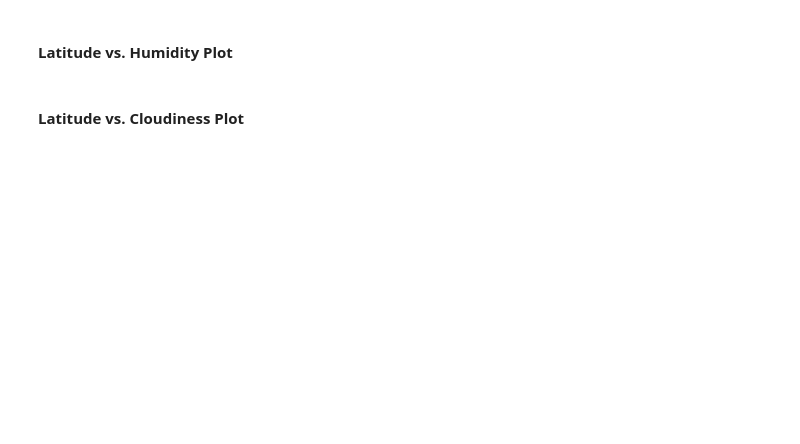
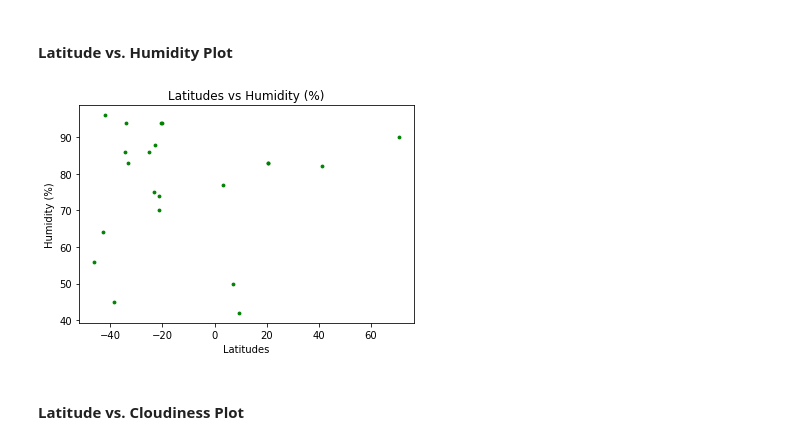
Before and after one commit to CassieCcL/WeatherAPI, a Jupyter notebook: WeatherPy.ipynb, the cells around one changed output. Saved outputs shown, nothing was run; the diff lists cells and outputs as text; code cells hidden in the pictures; blank space fills up the shorter version.

```diff
--- a/WeatherPy.ipynb
+++ b/WeatherPy.ipynb
@@ -105,4 +175,13 @@ cityweather_df=pd.DataFrame({
 # %% [markdown]
 #### Latitude vs. Humidity Plot
+# %%
+plt.scatter(cityweather2_df["Latitudes"], cityweather2_df["Humidity"], s=8, facecolor="green")
+plt.xlabel("Latitudes")
+plt.ylabel("Humidity (%)")
+plt.title("Latitudes vs Humidity (%)")
+plt.savefig("Latitude and Humidity.png")
+plt.show()
+# %% [output]
+[figure, added]
 # %% [markdown]
 #### Latitude vs. Cloudiness Plot
```
Also changed, not shown: parts of 7 cells of this notebook, 1 other file.
